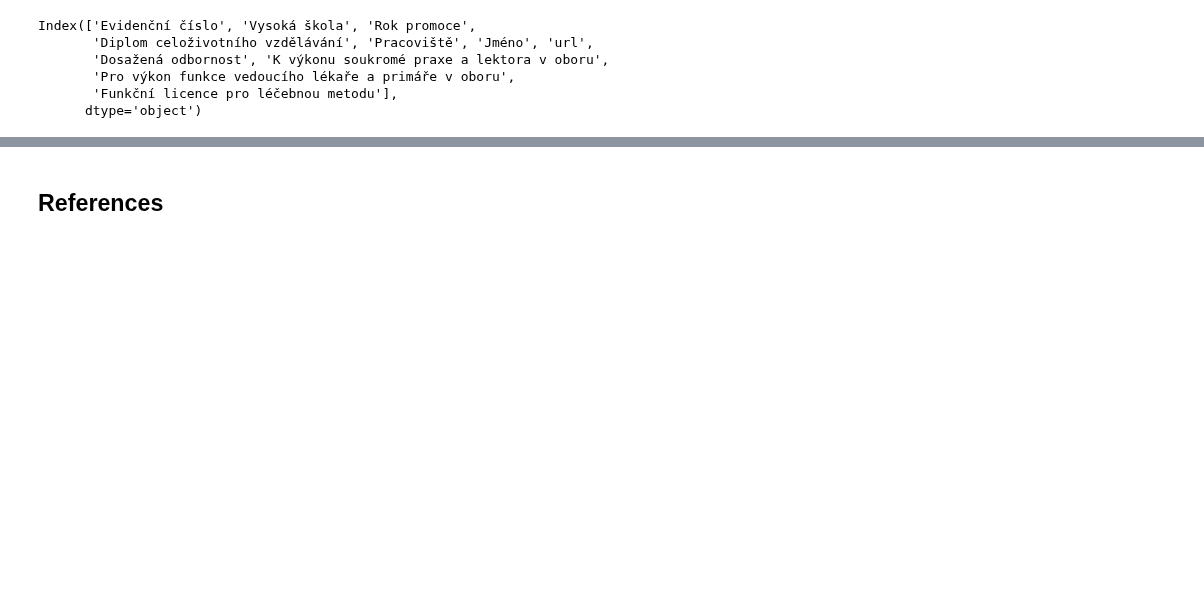
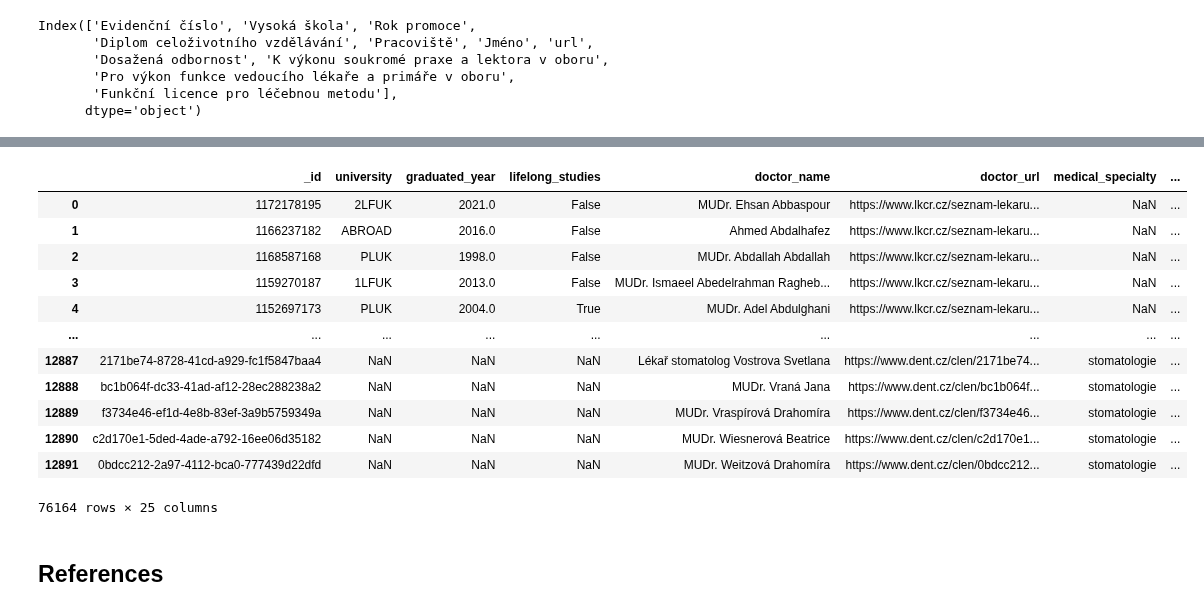
Before and after one commit to opendatalabcz/mapa-zdravi, a Jupyter notebook: src/scripts/clk_scraping.ipynb, the cells around one changed output, grey strips where cells are left out. Cells and saved outputs as stored; diff of their text form; code cells hidden in the pictures; blank space fills up the shorter version.

```diff
--- a/src/scripts/clk_scraping.ipynb
+++ b/src/scripts/clk_scraping.ipynb
@@ -789,4 +789,20 @@ Only in doctors.csv: {'university', 'workplace_hospital_ward', 'lifelong_studies
 Only in dentists.csv: {'dentist_name', 'area', 'IC', 'workplace_url'}
+# %%
+docs_total
+# %% [output]
+|  | _id | university | graduated_year | lifelong_studies | doctor_name | doctor_url | medical_specialty | ... |
+| 0 | 1172178195 | 2LFUK | 2021.0 | False | MUDr. Ehsan Abbaspour | https://www.lkcr.cz/seznam-lekaru... | NaN | ... |
+| 1 | 1166237182 | ABROAD | 2016.0 | False | Ahmed Abdalhafez | https://www.lkcr.cz/seznam-lekaru... | NaN | ... |
+| 2 | 1168587168 | PLUK | 1998.0 | False | MUDr. Abdallah Abdallah | https://www.lkcr.cz/seznam-lekaru... | NaN | ... |
+| 3 | 1159270187 | 1LFUK | 2013.0 | False | MUDr. Ismaeel Abedelrahman Ragheb... | https://www.lkcr.cz/seznam-lekaru... | NaN | ... |
+| 4 | 1152697173 | PLUK | 2004.0 | True | MUDr. Adel Abdulghani | https://www.lkcr.cz/seznam-lekaru... | NaN | ... |
+| ... | ... | ... | ... | ... | ... | ... | ... | ... |
+| 12887 | 2171be74-8728-41cd-a929-fc1f5847baa4 | NaN | NaN | NaN | Lékař stomatolog Vostrova Svetlana | https://www.dent.cz/clen/2171be74... | stomatologie | ... |
+| 12888 | bc1b064f-dc33-41ad-af12-28ec288238a2 | NaN | NaN | NaN | MUDr. Vraná Jana | https://www.dent.cz/clen/bc1b064f... | stomatologie | ... |
+| 12889 | f3734e46-ef1d-4e8b-83ef-3a9b5759349a | NaN | NaN | NaN | MUDr. Vraspírová Drahomíra | https://www.dent.cz/clen/f3734e46... | stomatologie | ... |
+| 12890 | c2d170e1-5ded-4ade-a792-16ee06d35182 | NaN | NaN | NaN | MUDr. Wiesnerová Beatrice | https://www.dent.cz/clen/c2d170e1... | stomatologie | ... |
+| 12891 | 0bdcc212-2a97-4112-bca0-777439d22dfd | NaN | NaN | NaN | MUDr. Weitzová Drahomíra | https://www.dent.cz/clen/0bdcc212... | stomatologie | ... |
+76164 rows × 25 columns
 # %% [markdown]
 ## References
 # %% [markdown]
```
Also changed, not shown: parts of 1 cell of this notebook, 1 other file.
